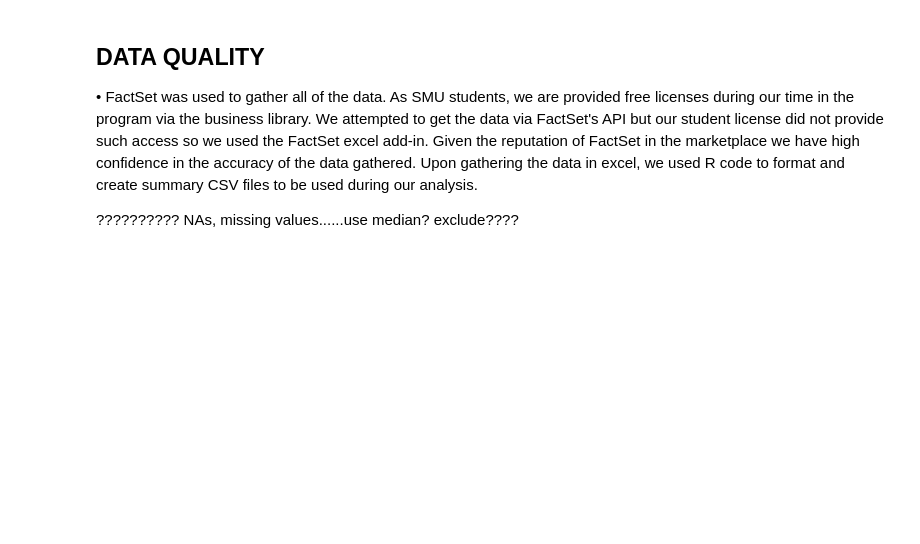
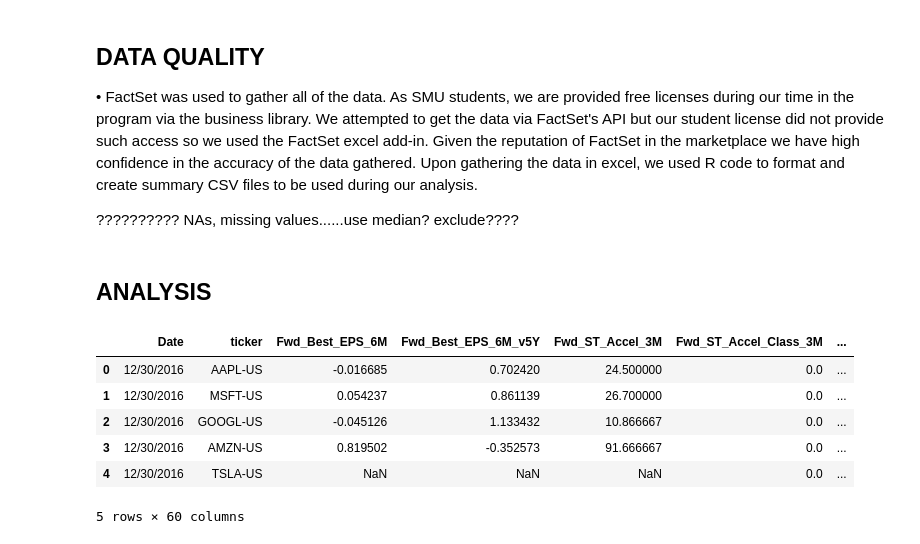
Before and after one commit to JosephWoodall/ML1_Project, a Jupyter notebook: ML1.ipynb, the cells around one changed output. Drawn from its saved outputs; the diff is of its cells as text; code cells hidden in the pictures; blank space fills up the shorter version.

```diff
--- a/ML1.ipynb
+++ b/ML1.ipynb
@@ -252,4 +252,6 @@ Fwd_Return_6M = 6 month FORWARD price return
 •	FactSet was used to gather all of the data.  As SMU students, we are provided free licenses during our time in the program via the business library.  We attempted to get the data via FactSet's API but our student license did not provide such access so we used the FactSet excel add-in.  Given the reputation of FactSet in the marketplace we have high confidence in the accuracy of the data gathered. Upon gathering the data in excel, we used R code to format and create summary CSV files to be used during our analysis.
 
 ?????????? NAs, missing values......use median?  exclude????
+# %% [markdown]
+## ANALYSIS
 # %%
@@ -257,0 +263,10 @@ import pandas as pd
+# %%
+df.head()
+# %% [output]
+|  | Date | ticker | Fwd_Best_EPS_6M | Fwd_Best_EPS_6M_v5Y | Fwd_ST_Accel_3M | Fwd_ST_Accel_Class_3M | ... |
+| 0 | 12/30/2016 | AAPL-US | -0.016685 | 0.702420 | 24.500000 | 0.0 | ... |
+| 1 | 12/30/2016 | MSFT-US | 0.054237 | 0.861139 | 26.700000 | 0.0 | ... |
+| 2 | 12/30/2016 | GOOGL-US | -0.045126 | 1.133432 | 10.866667 | 0.0 | ... |
+| 3 | 12/30/2016 | AMZN-US | 0.819502 | -0.352573 | 91.666667 | 0.0 | ... |
+| 4 | 12/30/2016 | TSLA-US | NaN | NaN | NaN | 0.0 | ... |
+5 rows × 60 columns
```
Also changed, not shown: parts of 9 cells of this notebook.
